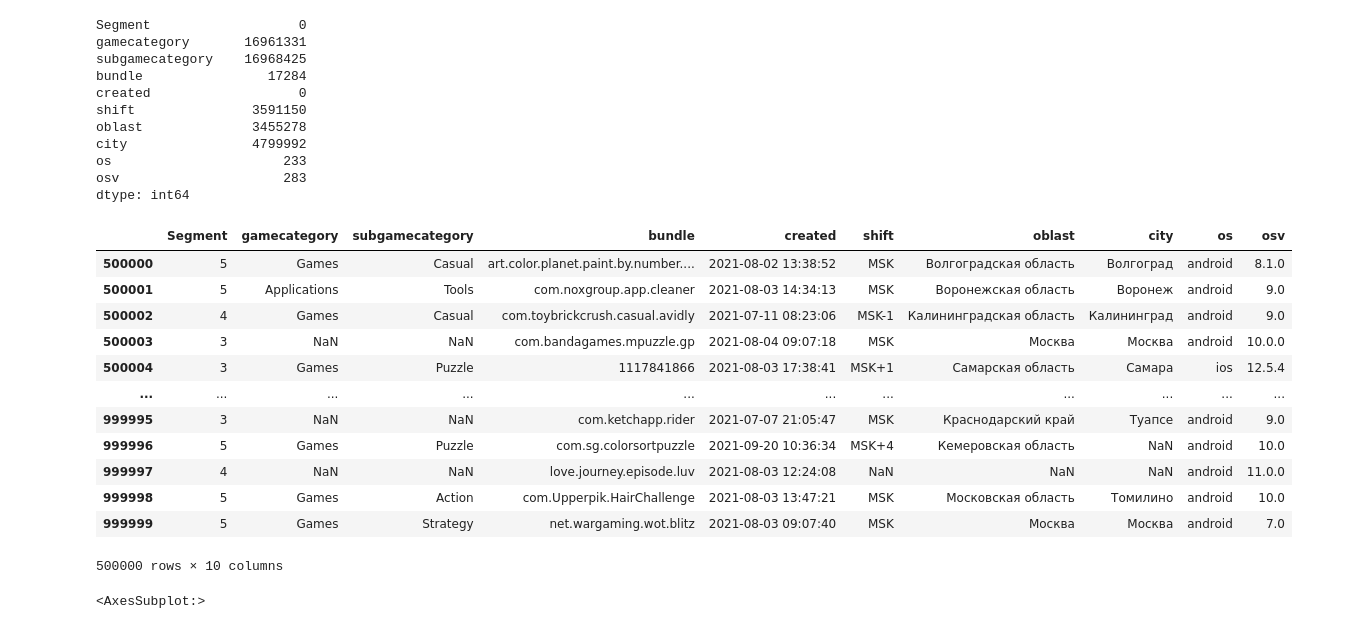
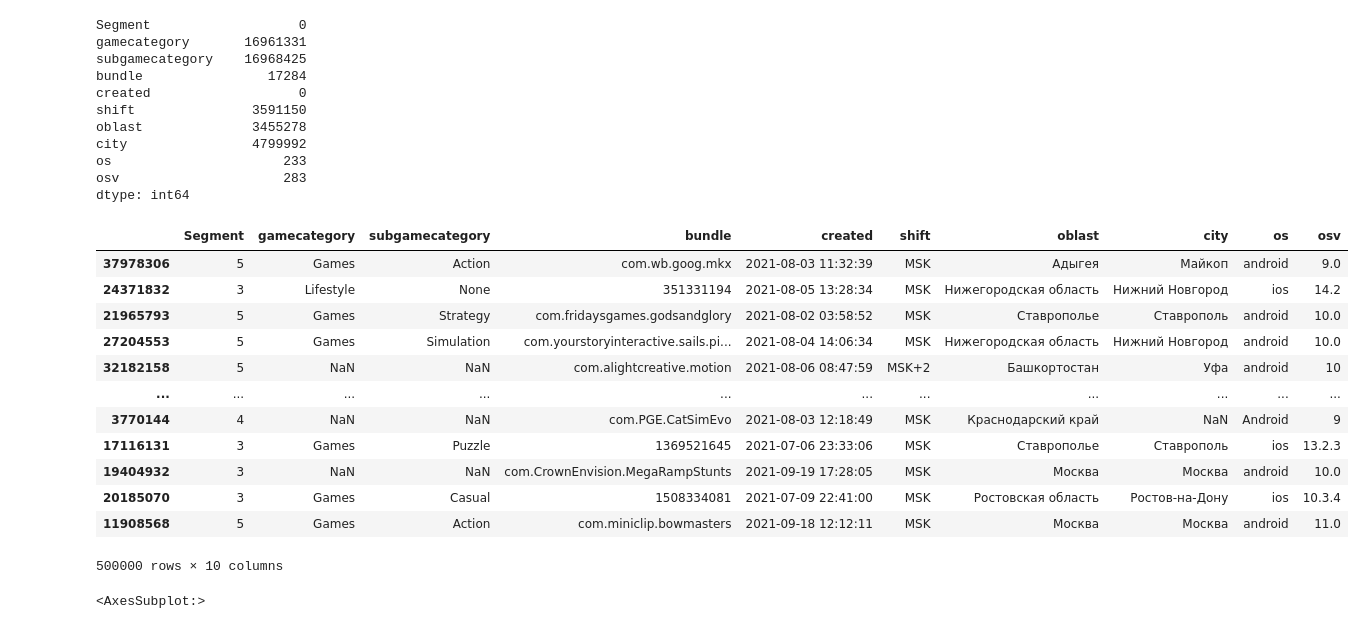
Before and after one commit to kmsenator/ad, a Jupyter notebook: NDS_hack.ipynb, the cells around one changed output. Saved outputs shown, nothing was run; the diff lists cells and outputs as text; code cells hidden in the pictures.

```diff
--- a/NDS_hack.ipynb
+++ b/NDS_hack.ipynb
@@ -101,21 +107,21 @@ os                      233
 osv                     283
 dtype: int64
 # %%
-df_train = df.iloc[500000:1000000]
+df_train = df.sample(500000)
 df_train
 # %% [output]
 |  | Segment | gamecategory | subgamecategory | bundle | created | shift | oblast | city | os | osv |
-| 500000 | 5 | Games | Casual | art.color.planet.paint.by.number.... | 2021-08-02 13:38:52 | MSK | Волгоградская область | Волгоград | android | 8.1.0 |
-| 500001 | 5 | Applications | Tools | com.noxgroup.app.cleaner | 2021-08-03 14:34:13 | MSK | Воронежская область | Воронеж | android | 9.0 |
-| 500002 | 4 | Games | Casual | com.toybrickcrush.casual.avidly | 2021-07-11 08:23:06 | MSK-1 | Калининградская область | Калининград | android | 9.0 |
-| 500003 | 3 | NaN | NaN | com.bandagames.mpuzzle.gp | 2021-08-04 09:07:18 | MSK | Москва | Москва | android | 10.0.0 |
-| 500004 | 3 | Games | Puzzle | 1117841866 | 2021-08-03 17:38:41 | MSK+1 | Самарская область | Самара | ios | 12.5.4 |
+| 37978306 | 5 | Games | Action | com.wb.goog.mkx | 2021-08-03 11:32:39 | MSK | Адыгея | Майкоп | android | 9.0 |
+| 24371832 | 3 | Lifestyle | None | 351331194 | 2021-08-05 13:28:34 | MSK | Нижегородская область | Нижний Новгород | ios | 14.2 |
+| 21965793 | 5 | Games | Strategy | com.fridaysgames.godsandglory | 2021-08-02 03:58:52 | MSK | Ставрополье | Ставрополь | android | 10.0 |
+| 27204553 | 5 | Games | Simulation | com.yourstoryinteractive.sails.pi... | 2021-08-04 14:06:34 | MSK | Нижегородская область | Нижний Новгород | android | 10.0 |
+| 32182158 | 5 | NaN | NaN | com.alightcreative.motion | 2021-08-06 08:47:59 | MSK+2 | Башкортостан | Уфа | android | 10 |
 | ... | ... | ... | ... | ... | ... | ... | ... | ... | ... | ... |
-| 999995 | 3 | NaN | NaN | com.ketchapp.rider | 2021-07-07 21:05:47 | MSK | Краснодарский край | Туапсе | android | 9.0 |
-| 999996 | 5 | Games | Puzzle | com.sg.colorsortpuzzle | 2021-09-20 10:36:34 | MSK+4 | Кемеровская область | NaN | android | 10.0 |
-| 999997 | 4 | NaN | NaN | love.journey.episode.luv | 2021-08-03 12:24:08 | NaN | NaN | NaN | android | 11.0.0 |
-| 999998 | 5 | Games | Action | com.Upperpik.HairChallenge | 2021-08-03 13:47:21 | MSK | Московская область | Томилино | android | 10.0 |
-| 999999 | 5 | Games | Strategy | net.wargaming.wot.blitz | 2021-08-03 09:07:40 | MSK | Москва | Москва | android | 7.0 |
+| 3770144 | 4 | NaN | NaN | com.PGE.CatSimEvo | 2021-08-03 12:18:49 | MSK | Краснодарский край | NaN | Android | 9 |
+| 17116131 | 3 | Games | Puzzle | 1369521645 | 2021-07-06 23:33:06 | MSK | Ставрополье | Ставрополь | ios | 13.2.3 |
+| 19404932 | 3 | NaN | NaN | com.CrownEnvision.MegaRampStunts | 2021-09-19 17:28:05 | MSK | Москва | Москва | android | 10.0 |
+| 20185070 | 3 | Games | Casual | 1508334081 | 2021-07-09 22:41:00 | MSK | Ростовская область | Ростов-на-Дону | ios | 10.3.4 |
+| 11908568 | 5 | Games | Action | com.miniclip.bowmasters | 2021-09-18 12:12:11 | MSK | Москва | Москва | android | 11.0 |
 500000 rows × 10 columns
 # %%
 display(msno.bar(df_train.sample(3500),
```
Also changed, not shown: parts of 55 cells of this notebook.
